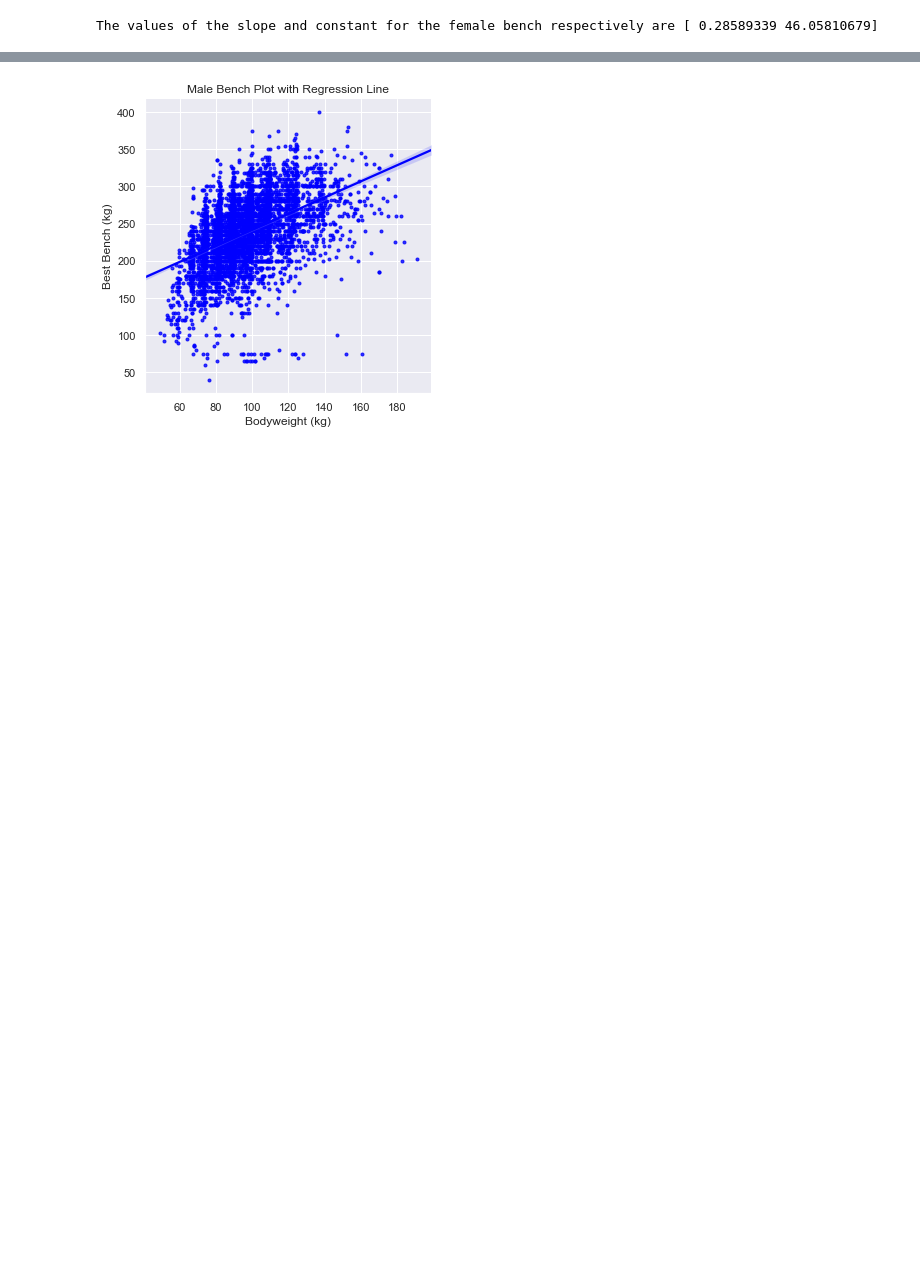
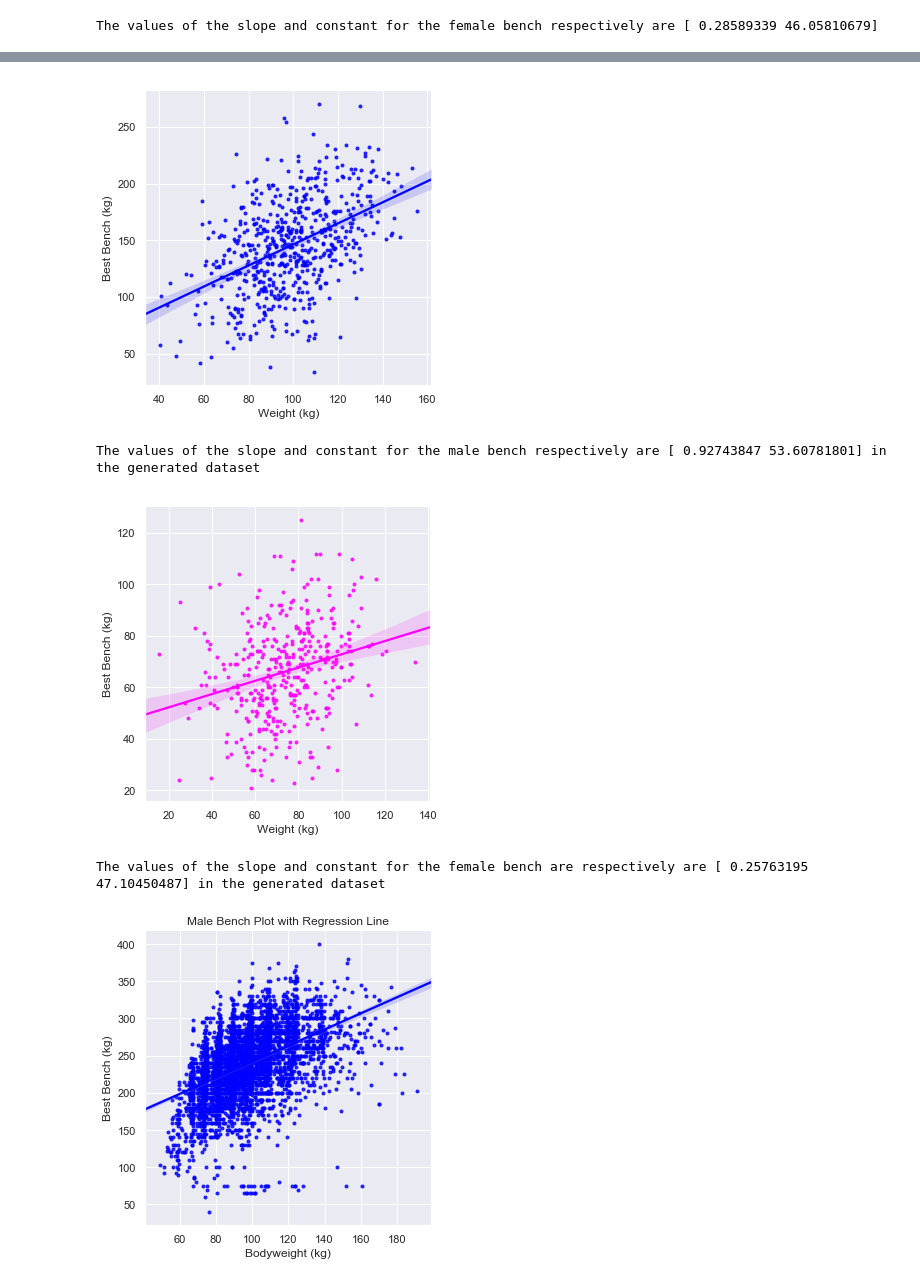
Before and after one commit to IanWafer/Programming-Project, a Jupyter notebook: Simulated Real World Phenomenon.ipynb, the cells around one changed output, grey strips where cells are left out. Drawn from its saved outputs; the diff is of its cells as text; code cells hidden in the pictures; blank space fills up the shorter version.

```diff
--- a/Simulated Real World Phenomenon.ipynb
+++ b/Simulated Real World Phenomenon.ipynb
@@ -446,3 +433,15 @@ print('The values of the slope and constant for the female bench respectively ar
 The values of the slope and constant for the male bench respectively are [ 0.92723382 51.58338154]
 [figure]
 The values of the slope and constant for the female bench respectively are [ 0.28589339 46.05810679]
+# %%
+# Need to take bodyweight into account using formulas dervied above
+
+MBe_Mu = NewDF['Weight (kg)']*0.93+52
+MBe_Sigma = 36.16
+
+FBe_Mu = NewDF['Weight (kg)']*0.29+46
+FBe_Sigma = 17.53
+
+NewDF['Best Bench (kg)'] = np.where(NewDF['Sex'] == 'Male', np.random.normal(MBe_Mu, MBe_Sigma, 1001).round(), np.random.normal(FBe_Mu, FBe_Sigma, 1001).round())
+
+NewDF.head()
@@ -449,3 +455,36 @@ The values of the slope and constant for the female bench respectively are [ 0.2
+# %%
+# Check the newly generated bench values to compare against the original dataset to check if the values closely match.
+
+df_M2 = NewDF[NewDF['Sex'] == 'Male']
+
+sns.lmplot(x='Weight (kg)', y='Best Bench (kg)',
+           palette=['blue'], hue='Sex', markers='.',
+           legend=None,
+           data=df_M2)
+plt.show()
+
+Bw_list_M2 = df_M2[df_M2.columns[2]].tolist() # Convert BodyweightKg column into a list
+B_list_M2 = df_M2[df_M2.columns[4]].tolist() # Convert Best3BenchKg column into a list
+
+print('The values of the slope and constant for the male bench respectively are', np.polyfit(Bw_list_M2, B_list_M2, 1), 'in the generated dataset')
+
+df_F2 = NewDF[NewDF['Sex'] == 'Female']
+
+sns.lmplot(x='Weight (kg)', y='Best Bench (kg)',
+           palette=['magenta'], hue='Sex', markers='.',
+           legend=None,
+           data=df_F2)
+plt.show()
+
+Bw_list_F2 = df_F2[df_F2.columns[2]].tolist() # Convert BodyweightKg column into a list
+B_list_F2 = df_F2[df_F2.columns[4]].tolist() # Convert Best3BenchKg column into a list
+
+print('The values of the slope and constant for the female bench are respectively are', np.polyfit(Bw_list_F2,B_list_F2, 1), 'in the generated dataset')
+# %% [output]
+[figure, added]
+The values of the slope and constant for the male bench respectively are [ 0.92743847 53.60781801] in the generated dataset
+[figure, added]
+The values of the slope and constant for the female bench are respectively are [ 0.25763195 47.10450487] in the generated dataset
 # %%
 # Deadlift relationship plotted for males
 
```
Also changed, not shown: parts of 11 cells of this notebook.
